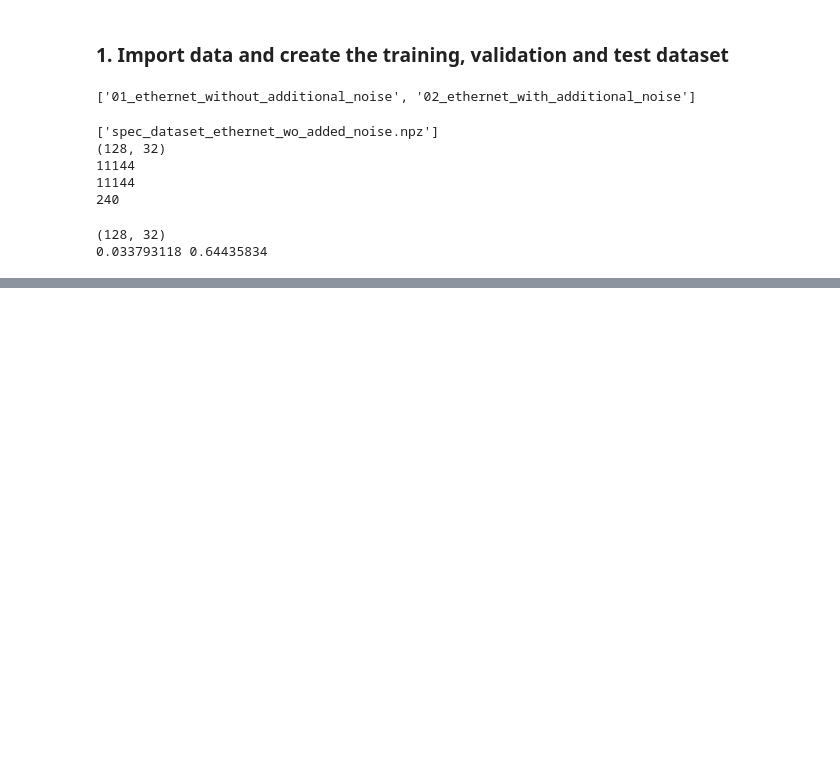
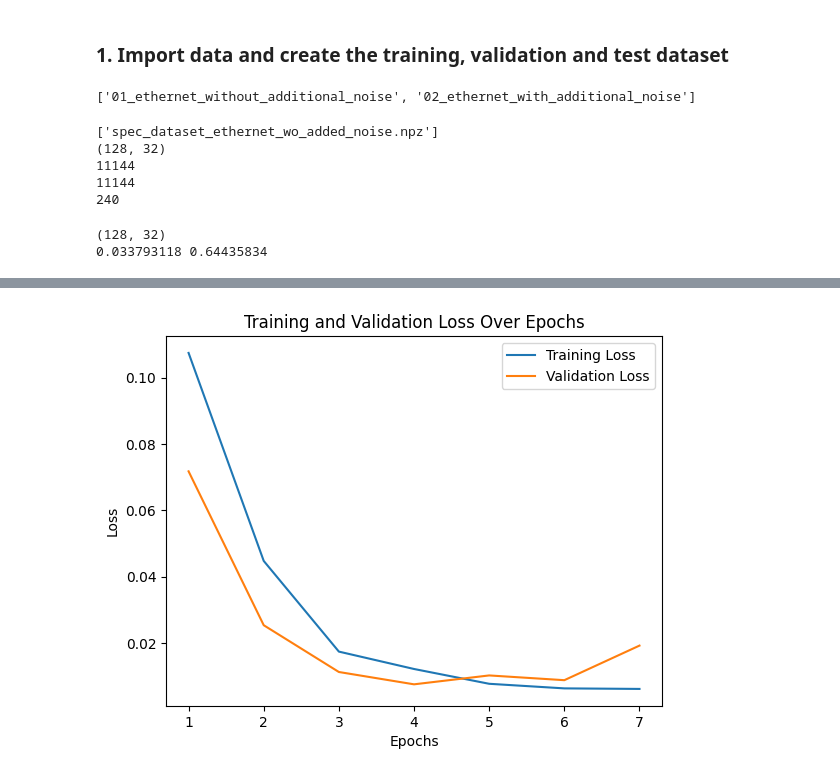
Before and after one commit to matteoseidl/Electrical_Connector_Click-Event_Detection, a Jupyter notebook: 03_Click_Detection_Model/clickDetectionModel.ipynb, the cells around one changed output, grey strips where cells are left out. Cells and saved outputs as stored; diff of their text form; code cells hidden in the pictures; blank space fills up the shorter version.

```diff
--- a/03_Click_Detection_Model/clickDetectionModel.ipynb
+++ b/03_Click_Detection_Model/clickDetectionModel.ipynb
@@ -116,0 +207,19 @@ print(len(spec_chunks_norm_NOK))
+# %%
+# create dataloaders for training, validation and test sets
+
+BATCH_SIZE = 16
+
+train_dataset = torch.utils.data.TensorDataset(X_train_tens, y_train_tens)
+val_dataset = torch.utils.data.TensorDataset(X_val_tens, y_val_tens)
+test_dataset = torch.utils.data.TensorDataset(X_test_tens, y_test_tens)
+
+train_loader = torch.utils.data.DataLoader(train_dataset, batch_size=BATCH_SIZE, shuffle=True)
+val_loader = torch.utils.data.DataLoader(val_dataset, batch_size=BATCH_SIZE, shuffle=False)
+test_loader = torch.utils.data.DataLoader(test_dataset, batch_size=BATCH_SIZE, shuffle=False)
+
+print(f"Length of train dataloader: {len(train_loader)}")
+print(f"Length of test dataloader: {len(val_loader)}")
+print(f"Length of test dataloader: {len(test_loader)}")
+
+train_features_batch, train_labels_batch = next(iter(train_loader))
+train_features_batch.shape, train_labels_batch.shape
@@ -116,0 +413,17 @@ print(len(spec_chunks_norm_NOK))
+# %%
+# print learning curves
+
+train_loss_values = [loss.item() for loss in train_losses]
+val_loss_values = [loss.item() for loss in val_losses]
+
+epochs_range = range(1, len(train_loss_values) + 1)
+
+plt.plot(epochs_range, train_loss_values, label='Training Loss')
+plt.plot(epochs_range, val_loss_values, label='Validation Loss')
+plt.xlabel('Epochs')
+plt.ylabel('Loss')
+plt.title('Training and Validation Loss Over Epochs')
+plt.legend()
+plt.show()
+# %% [output]
+[figure, added]
```
Also changed, not shown: parts of 9 cells of this notebook.
